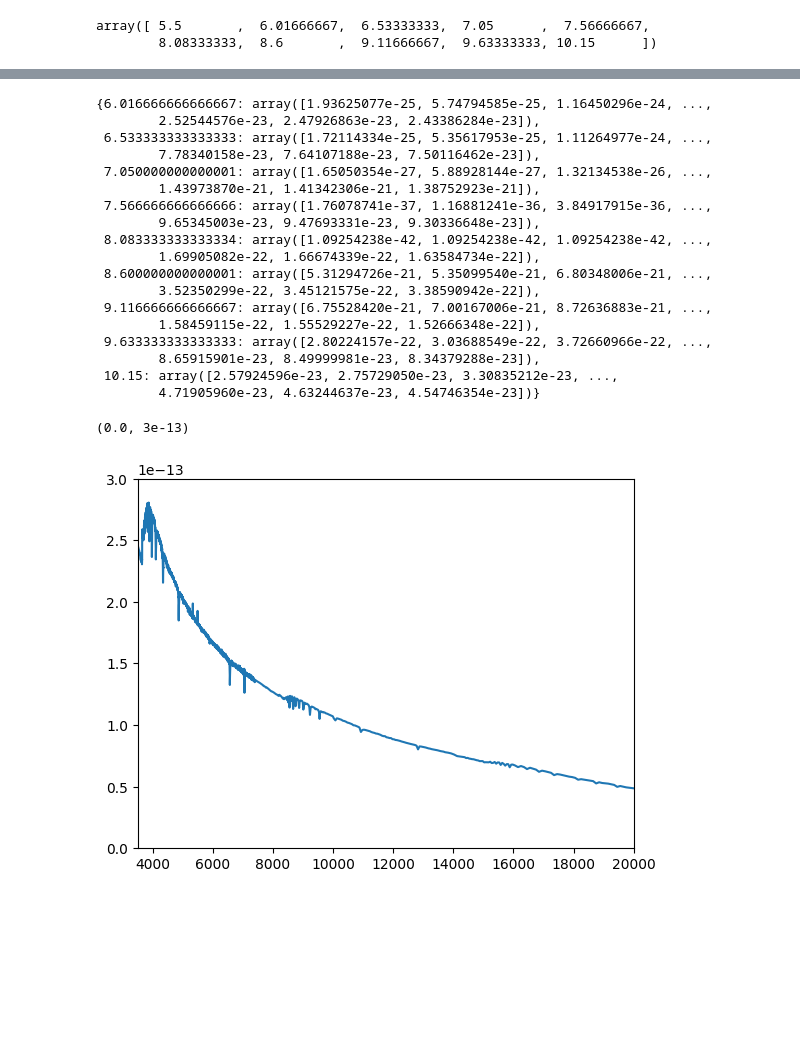
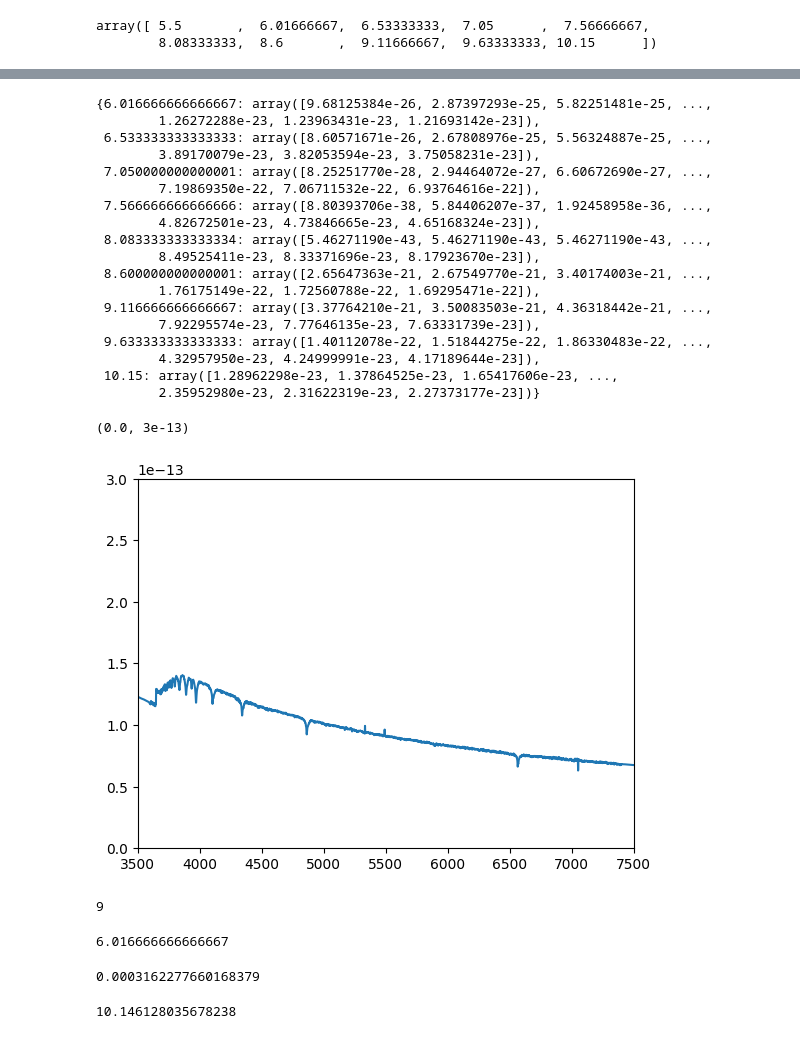
Before and after one commit to vernica-mehta/honours-project, a Jupyter notebook: first_galaxy.ipynb, the cells around one changed output, grey strips where cells are left out. Cells and saved outputs as stored; diff of their text form; code cells hidden in the pictures; blank space fills up the shorter version.

```diff
--- a/first_galaxy.ipynb
+++ b/first_galaxy.ipynb
@@ -63,3 +49,5 @@ t_avg
+# %%
+weights = [0.5, 0.5, 0.5, 0.5, 0.5, 0.5, 0.5, 0.5, 0.5]
 # %%
 spec_ages = dict(zip(ages, spec))
 for key, value in spec_ages.items():
@@ -70,31 +58,37 @@ for key, value in spec_ages.items():
 for key, value in t_spec.items():
     t_avg[key] = np.vstack(value).mean(axis=0)
 
+for key, w in zip(t_avg.keys(), weights):
+    t_avg[key] *= w
 t_avg
 # %% [output]
-{6.016666666666667: array([1.93625077e-25, 5.74794585e-25, 1.16450296e-24, ...,
-        2.52544576e-23, 2.47926863e-23, 2.43386284e-23]),
- 6.533333333333333: array([1.72114334e-25, 5.35617953e-25, 1.11264977e-24, ...,
-        7.78340158e-23, 7.64107188e-23, 7.50116462e-23]),
- 7.050000000000001: array([1.65050354e-27, 5.88928144e-27, 1.32134538e-26, ...,
-        1.43973870e-21, 1.41342306e-21, 1.38752923e-21]),
- 7.566666666666666: array([1.76078741e-37, 1.16881241e-36, 3.84917915e-36, ...,
-        9.65345003e-23, 9.47693331e-23, 9.30336648e-23]),
- 8.083333333333334: array([1.09254238e-42, 1.09254238e-42, 1.09254238e-42, ...,
-        1.69905082e-22, 1.66674339e-22, 1.63584734e-22]),
- 8.600000000000001: array([5.31294726e-21, 5.35099540e-21, 6.80348006e-21, ...,
-        3.52350299e-22, 3.45121575e-22, 3.38590942e-22]),
- 9.116666666666667: array([6.75528420e-21, 7.00167006e-21, 8.72636883e-21, ...,
-        1.58459115e-22, 1.55529227e-22, 1.52666348e-22]),
- 9.633333333333333: array([2.80224157e-22, 3.03688549e-22, 3.72660966e-22, ...,
-        8.65915901e-23, 8.49999981e-23, 8.34379288e-23]),
- 10.15: array([2.57924596e-23, 2.75729050e-23, 3.30835212e-23, ...,
-        4.71905960e-23, 4.63244637e-23, 4.54746354e-23])}
+{6.016666666666667: array([9.68125384e-26, 2.87397293e-25, 5.82251481e-25, ...,
+        1.26272288e-23, 1.23963431e-23, 1.21693142e-23]),
+ 6.533333333333333: array([8.60571671e-26, 2.67808976e-25, 5.56324887e-25, ...,
+        3.89170079e-23, 3.82053594e-23, 3.75058231e-23]),
+ 7.050000000000001: array([8.25251770e-28, 2.94464072e-27, 6.60672690e-27, ...,
+        7.19869350e-22, 7.06711532e-22, 6.93764616e-22]),
+ 7.566666666666666: array([8.80393706e-38, 5.84406207e-37, 1.92458958e-36, ...,
+        4.82672501e-23, 4.73846665e-23, 4.65168324e-23]),
+ 8.083333333333334: array([5.46271190e-43, 5.46271190e-43, 5.46271190e-43, ...,
+        8.49525411e-23, 8.33371696e-23, 8.17923670e-23]),
+ 8.600000000000001: array([2.65647363e-21, 2.67549770e-21, 3.40174003e-21, ...,
+        1.76175149e-22, 1.72560788e-22, 1.69295471e-22]),
+ 9.116666666666667: array([3.37764210e-21, 3.50083503e-21, 4.36318442e-21, ...,
+        7.92295574e-23, 7.77646135e-23, 7.63331739e-23]),
+ 9.633333333333333: array([1.40112078e-22, 1.51844275e-22, 1.86330483e-22, ...,
+        4.32957950e-23, 4.24999991e-23, 4.17189644e-23]),
+ 10.15: array([1.28962298e-23, 1.37864525e-23, 1.65417606e-23, ...,
+        2.35952980e-23, 2.31622319e-23, 2.27373177e-23])}
 # %%
 s = np.vstack(list(t_avg.values())).sum(axis=0)
 plt.plot(wav, s)
-plt.xlim(3500,20000)
+plt.xlim(3500,7500)
 plt.ylim(0,3e-13)
 # %% [output]
 (0.0, 3e-13)
-[figure, old version]
+[figure, new version]
+# %%
+len(t_avg)
+# %% [output]
+9
@@ -100,0 +123,12 @@ plt.ylim(0,3e-13)
+# %%
+list(t_avg.keys())[0]
+# %% [output]
+6.016666666666667
+# %%
+10**(5.5) / 1e9
+# %% [output]
+0.0003162277660168379
+# %%
+np.log10(14*1e9)
+# %% [output]
+10.146128035678238
```
Also changed, not shown: parts of 4 cells of this notebook, 2 other files.
